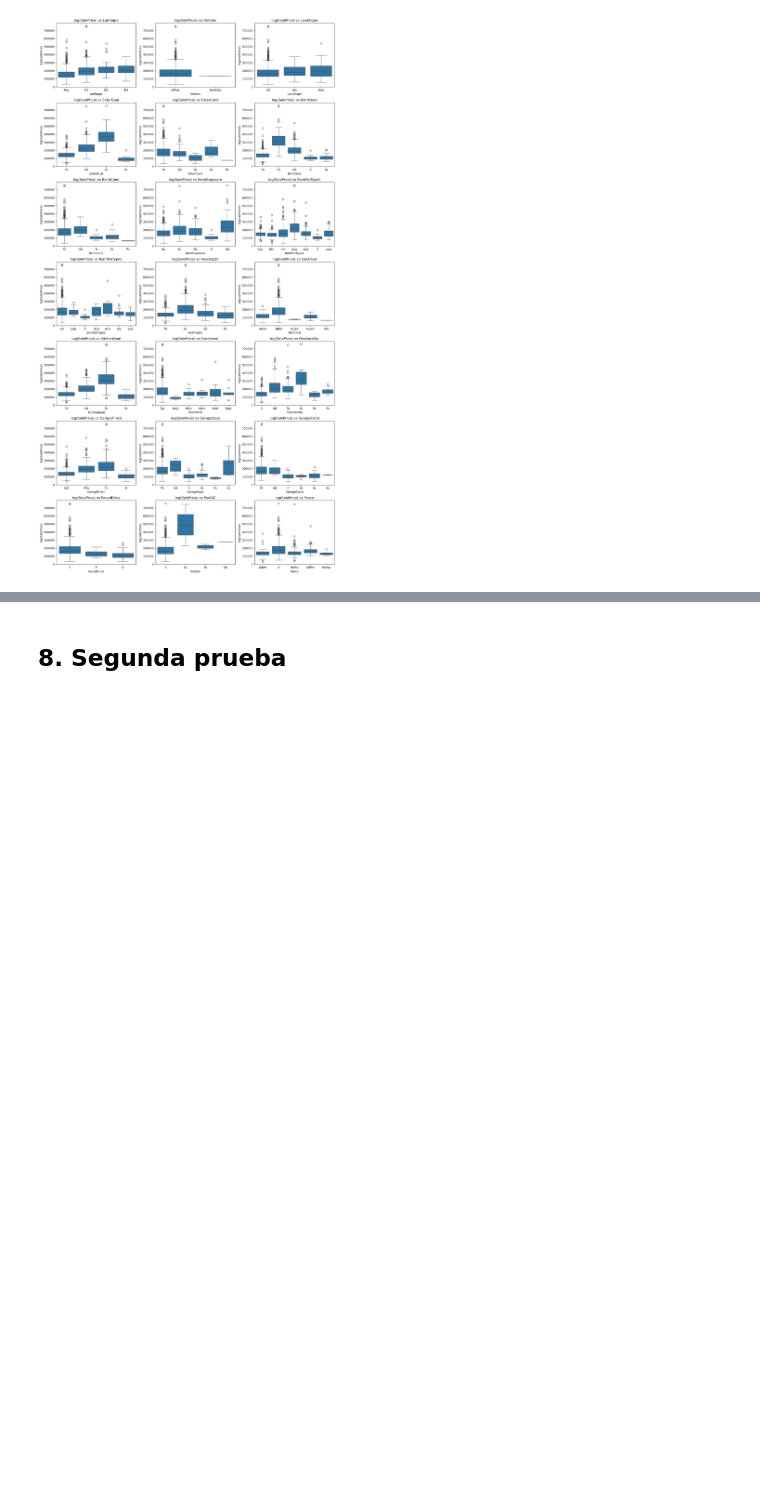
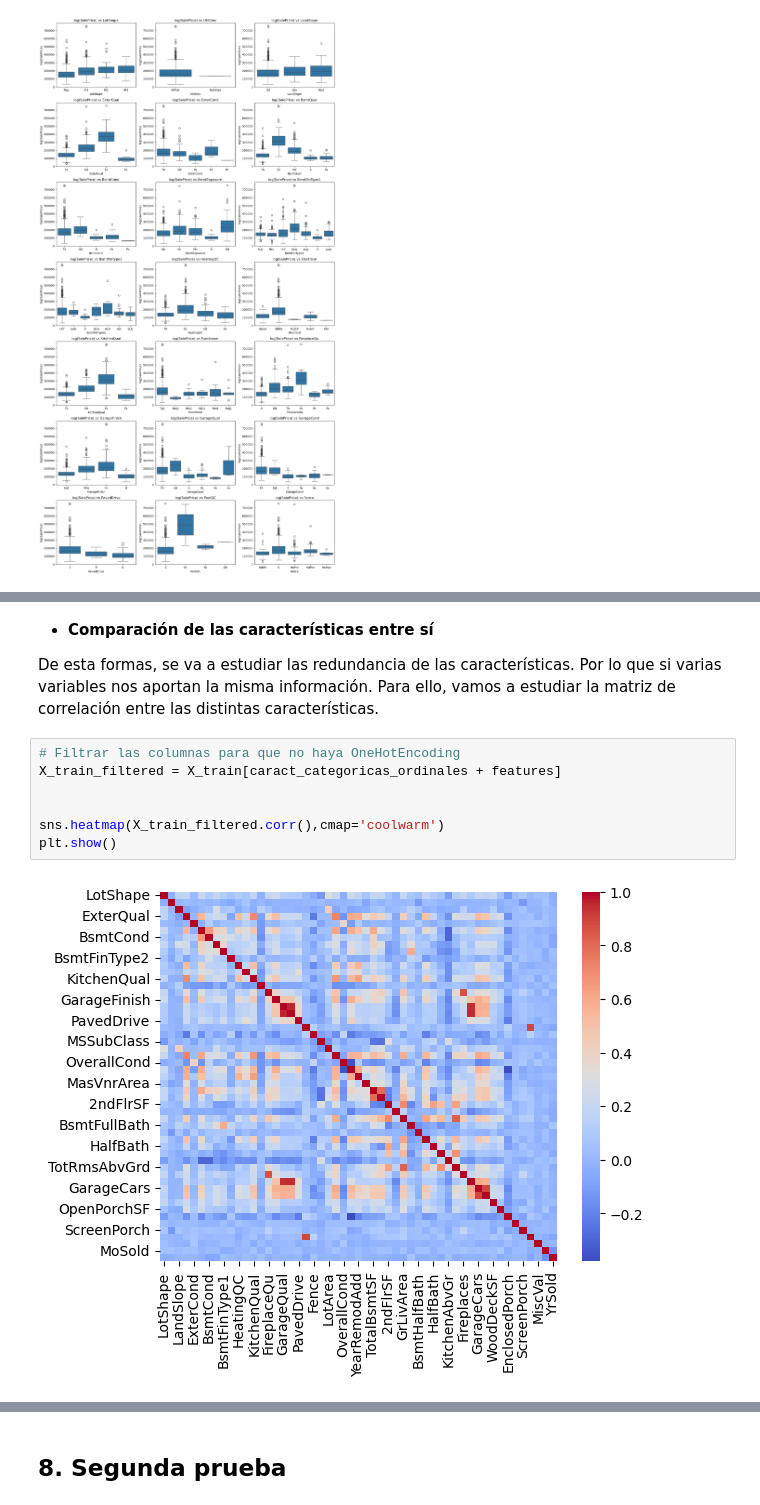
Before and after one commit to mmarzap19/SuperPoderosas, a Jupyter notebook: Mojo_jojo.ipynb, the cells around one changed output, grey strips where cells are left out. Cells and saved outputs as stored; diff of their text form; blank space fills up the shorter version.

Commit message:
Obtener la matriz de correlacion

```diff
--- a/Mojo_jojo.ipynb
+++ b/Mojo_jojo.ipynb
@@ -690,0 +713,14 @@ plt.show()
+# %% [markdown]
+- **Comparación de las características entre sí**
+
+De esta formas, se va a estudiar las redundancia de las características. Por lo que si varias variables nos aportan la misma información.
+Para ello, vamos a estudiar la matriz de correlación entre las distintas características.
+# %%
+# Filtrar las columnas para que no haya OneHotEncoding
+X_train_filtered = X_train[caract_categoricas_ordinales + features]
+
+
+sns.heatmap(X_train_filtered.corr(),cmap='coolwarm')
+plt.show()
+# %% [output]
+[figure, added]
```
Also changed, not shown: parts of 4 cells of this notebook.
